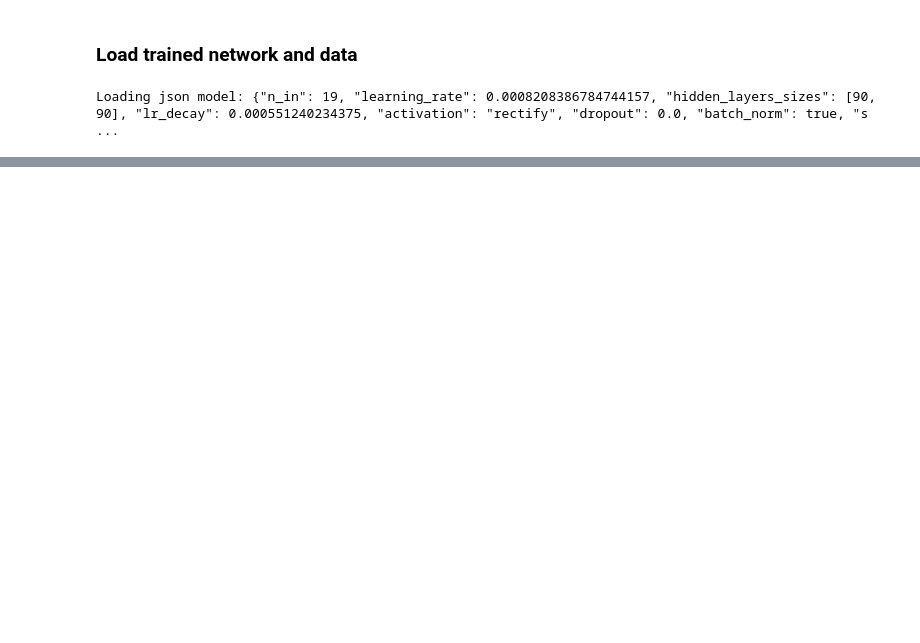
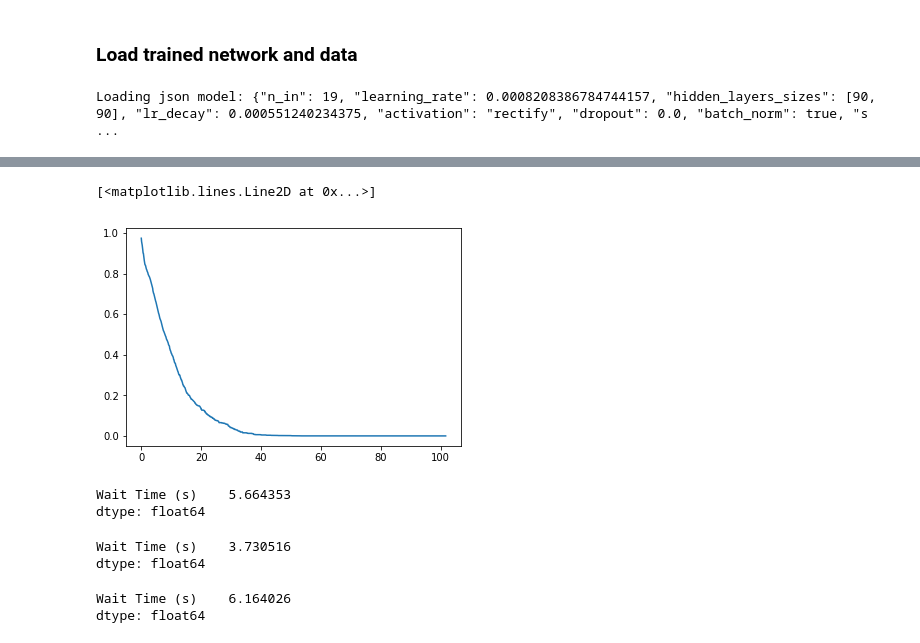
Before and after one commit to arashk1990/ProjectVR, a Jupyter notebook: models/WaitTimeCalculation.ipynb, the cells around one changed output, grey strips where cells are left out. Drawn from its saved outputs; the diff is of its cells as text; code cells hidden in the pictures; blank space fills up the shorter version.

```diff
--- a/models/WaitTimeCalculation.ipynb
+++ b/models/WaitTimeCalculation.ipynb
@@ -108,10 +120,0 @@ plt.show()
-# %%
-#Cumulative Hazard function (integral of baseline*partial over time)
-
-discreteTimes = np.arange(0.0, max(eventsDF['Times']),0.1)  #define discrete times with 0.1 timesteps
-discreteBase = np.interp(discreteTimes,eventsDF['Times'],eventsDF['Base Hazard'])
-def cumhazard (x):    #x: covariates of the instance we are looking into
-    parthazard = network.hazard(x)
-    hazard = parthazard * discreteBase
-    cumhazard = np.cumsum(hazard[0])
-    return cumhazard
@@ -137 +132,6 @@ def survfunction(cumhazard,t):
+# %%
+plt.plot(discreteTimes,np.exp(-CumBase))
+# %% [output]
+[<matplotlib.lines.Line2D at 0x...>]
+[figure, added]
 # %%
@@ -145,3 +145,24 @@ for n in range(xtrain.shape[0]):
     predictedwait =  predictedwait.append({'Wait Time (s)': expected}, ignore_index=True)
 # %%
 predictedwait.index=pd.DataFrame(NCtrain['Wait Time (s)']).index
+# %%
+AVG = pd.DataFrame(predictedwait['Wait Time (s)']).mean()
+print (AVG)
+# %% [output]
+Wait Time (s)    5.664353
+dtype: float64
+# %%
+diff = abs(predictedwait-pd.DataFrame(NCtrain['Wait Time (s)'])).mean()
+#mean difference between predicted and actual wait time
+
+print (diff)
+# %% [output]
+Wait Time (s)    3.730516
+dtype: float64
+# %%
+RMSE = np.sqrt(np.mean((predictedwait-pd.DataFrame(NCtrain['Wait Time (s)']))**2))
+#Root mean square
+print (RMSE)
+# %% [output]
+Wait Time (s)    6.164026
+dtype: float64
```
Also changed, not shown: parts of 50 cells of this notebook.
